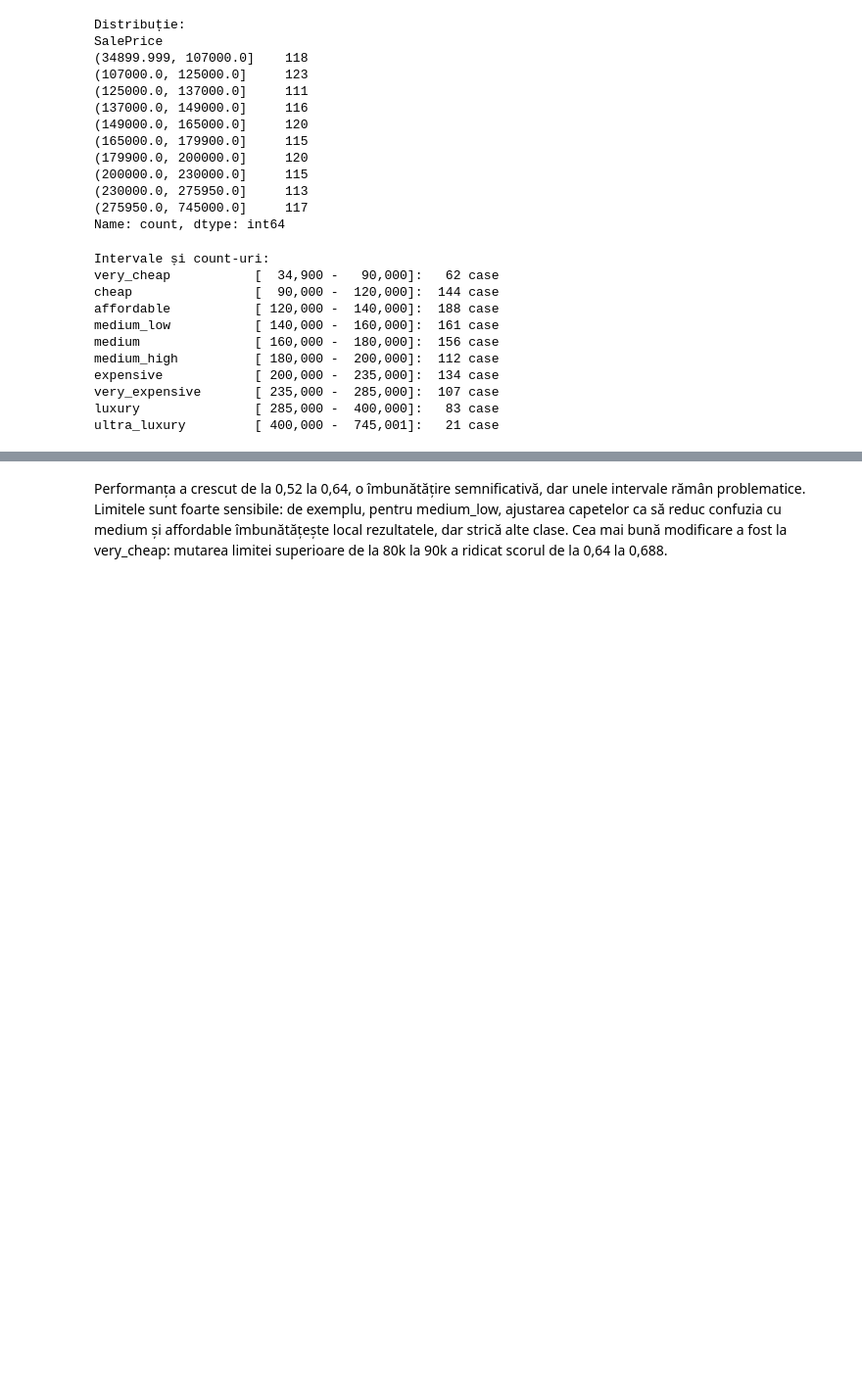
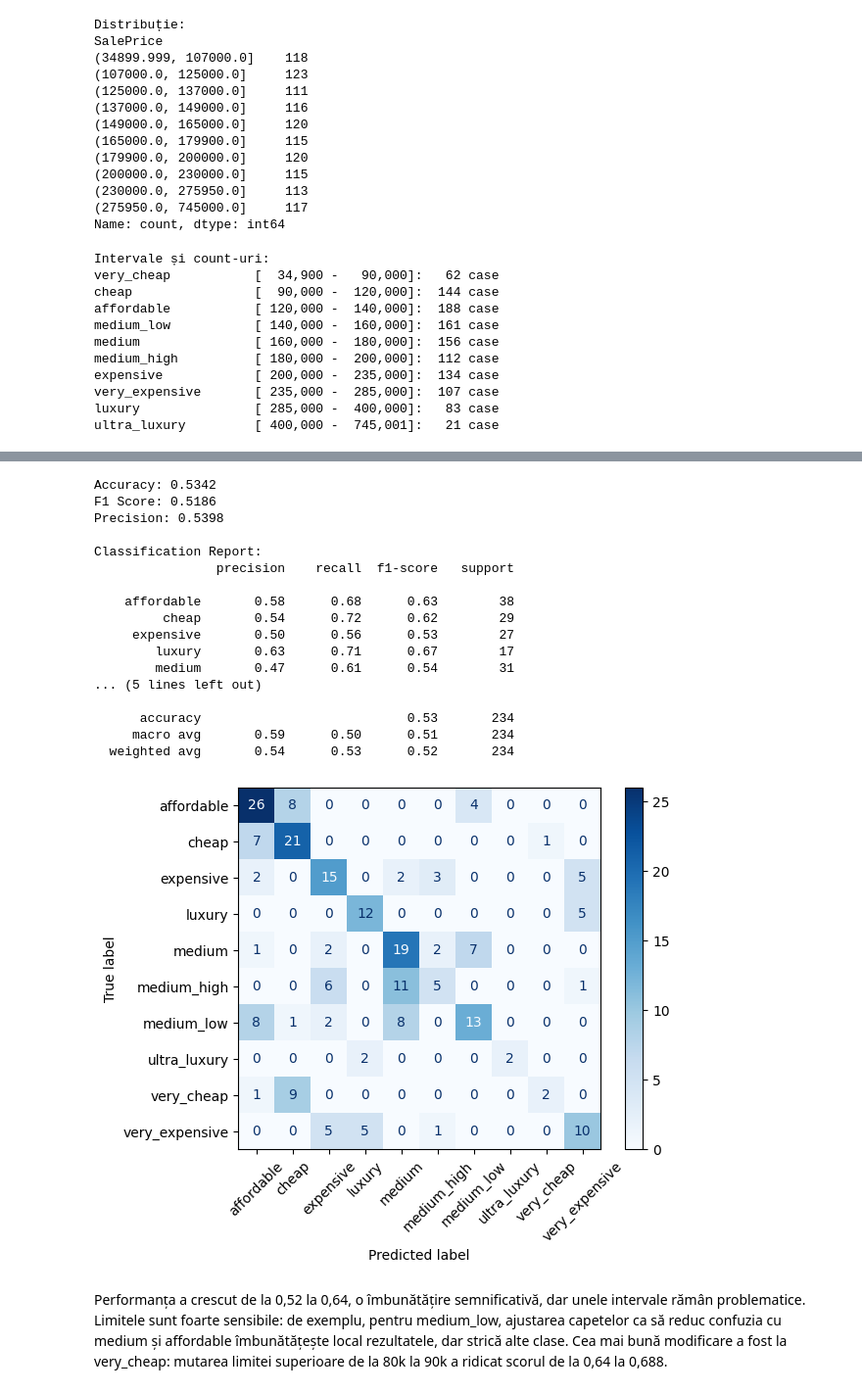
Before and after one commit to OctaMarina/house-price-prediction-integra, a Jupyter notebook: notebooks/Cornescu_Darius_split_comparison.ipynb, the cells around one changed output, grey strips where cells are left out. Shown at 98% size. Drawn from its saved outputs; the diff is of its cells as text; code cells hidden in the pictures; blank space fills up the shorter version.

```diff
--- a/notebooks/Cornescu_Darius_split_comparison.ipynb
+++ b/notebooks/Cornescu_Darius_split_comparison.ipynb
@@ -401,3 +468,66 @@ very_expensive       0.55      0.76      0.64        21
+# %%
+def run_random_forest_classification_pipeline(dataframe, number_bins=None, labels=None, custom_bins=None, random_state=42):
+
+    target = "SalePrice"
+    prices = dataframe[target].copy()
+
+    if custom_bins is not None:
+        Y = pd.cut(prices, bins=custom_bins, labels=labels, include_lowest=True)
+    elif number_bins is not None:
+        if labels is None:
+            labels = list(range(number_bins))
+        Y = pd.qcut(prices, q=number_bins, labels=labels, duplicates='drop')
+
+    X = dataframe.drop(columns=[target])
+    preprocessor = make_preprocessor(X)
+    classifier = RandomForestClassifier(n_estimators=100,random_state=random_state, max_depth=10)
+
+    Pipeline_steps = Pipeline(steps=[
+        ('preprocessor', preprocessor),
+        ('classifier', classifier)
+    ])
+
+    X_train, X_test, Y_train, Y_test = train_test_split(X, Y, test_size=0.2, random_state=random_state, stratify=Y)
+
+    Pipeline_steps.fit(X_train, Y_train)
+    Y_pred = Pipeline_steps.predict(X_test)
+
+    accuracy = accuracy_score(Y_test, Y_pred)
+    precision = precision_score(Y_test, Y_pred, average='weighted')
+    f1 = f1_score(Y_test, Y_pred, average='weighted')
+    report = classification_report(Y_test, Y_pred)
+    cm = confusion_matrix(Y_test, Y_pred, labels=classifier.classes_)
+
+    print(f"Accuracy: {accuracy:.4f}")
+    print(f"F1 Score: {f1:.4f}")
+    print(f"Precision: {precision:.4f}")
+    print(f"\nClassification Report:\n{report}")
+    disp = ConfusionMatrixDisplay(confusion_matrix=cm, display_labels=classifier.classes_)
+    disp.plot(cmap=plt.cm.Blues, xticks_rotation=45)
+
+    return Pipeline_steps
+
+
+res_custom = run_random_forest_classification_pipeline(df, custom_bins=custom_bins, labels=custom_labels)
+# %% [output]
+Accuracy: 0.5342
+F1 Score: 0.5186
+Precision: 0.5398
+
+Classification Report:
+                precision    recall  f1-score   support
+
+    affordable       0.58      0.68      0.63        38
+         cheap       0.54      0.72      0.62        29
+     expensive       0.50      0.56      0.53        27
+        luxury       0.63      0.71      0.67        17
+        medium       0.47      0.61      0.54        31
+... (5 lines left out)
+
+      accuracy                           0.53       234
+     macro avg       0.59      0.50      0.51       234
+  weighted avg       0.54      0.53      0.52       234
+[figure, added]
 # %% [markdown]
 Performanța a crescut de la 0,52 la 0,64, o îmbunătățire semnificativă, dar unele intervale rămân problematice. Limitele sunt foarte sensibile: de exemplu, pentru medium_low, ajustarea capetelor ca să reduc confuzia cu medium și affordable îmbunătățește local rezultatele, dar strică alte clase. Cea mai bună modificare a fost la very_cheap: mutarea limitei superioare de la 80k la 90k a ridicat scorul de la 0,64 la 0,688.
 # %% [markdown]
```
Also changed, not shown: parts of 11 cells of this notebook.
